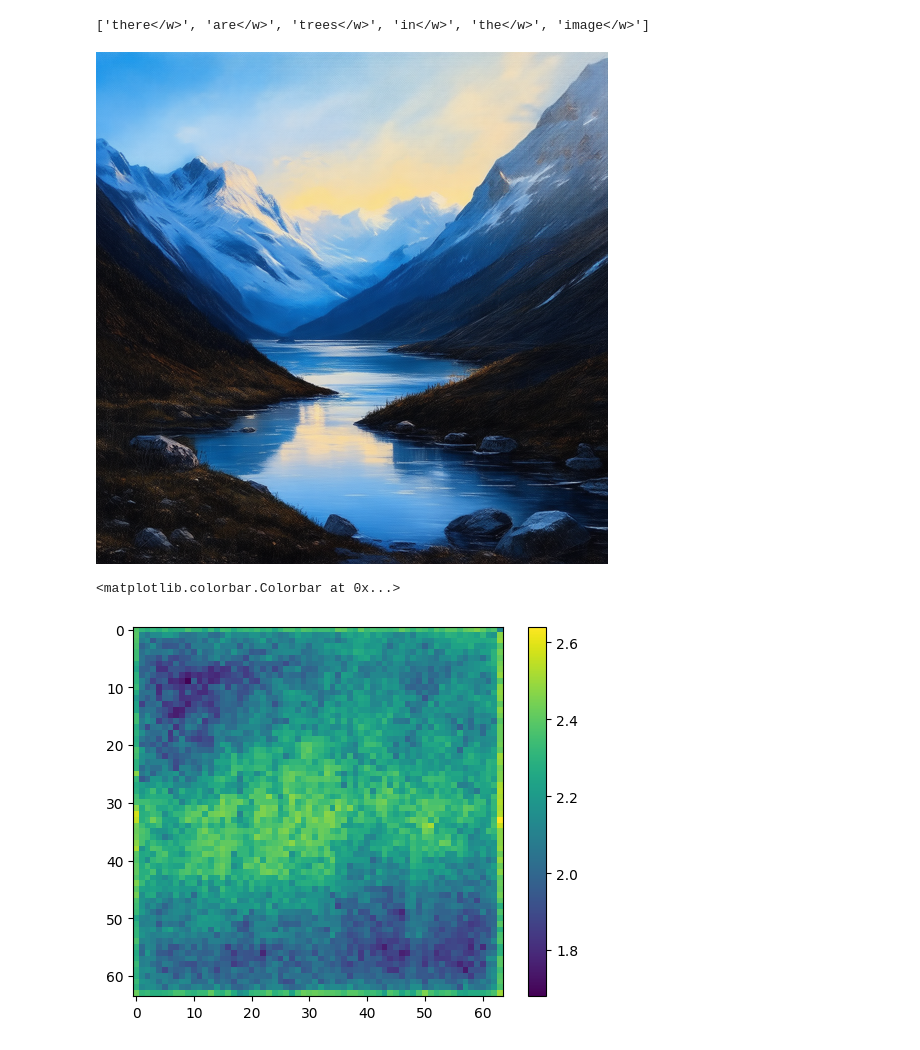
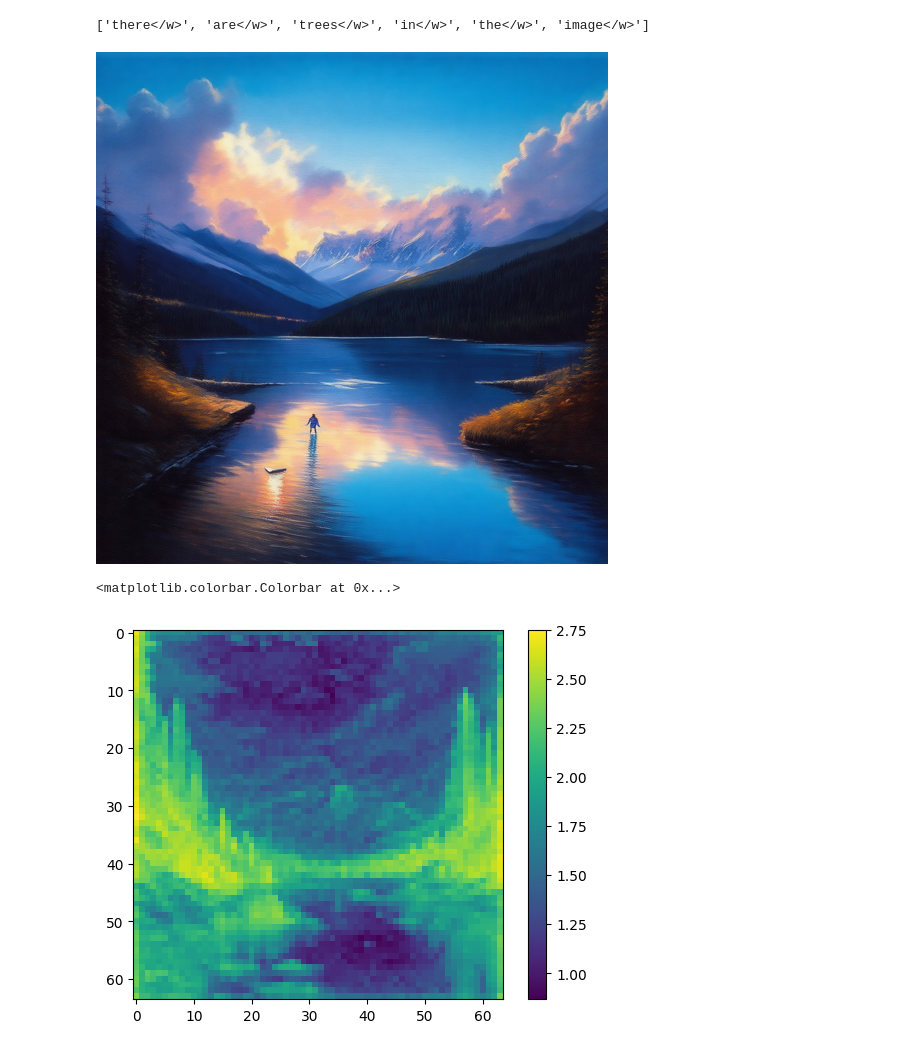
Before and after one commit to weathon/neg, a Jupyter notebook: sd.ipynb, the cells around one changed output. Cells and saved outputs as stored; diff of their text form; code cells hidden in the pictures.

```diff
--- a/sd.ipynb
+++ b/sd.ipynb
@@ -15,23 +15,23 @@ for block in pipe.transformer.transformer_blocks:
     block.attn.processor.neg_prompt_len=len(pipe.tokenizer.tokenize(negative_prompt)) + 1
 # %%
 image = pipe(
-    "a beautiful landscape, in the style of Bob Ross",
+    "a beautiful landscape in Canada, in the style of Bob Ross",
     negative_prompt=negative_prompt,
     num_inference_steps=16,
-    avoidance_factor=2.5,
+    avoidance_factor=4.5,
     guidance_scale=8,
     # generator=torch.manual_seed(46),
 ).images[0]
 image.resize((512, 512))
 # %% [output]
-[figure, old version]
+[figure, new version]
 # %%
 import pylab
-map = torch.stack(pipe.neg_maps)[0].mean((0,1,2,3)).reshape(64, 64).cpu().float().numpy()
+map = torch.stack(pipe.neg_maps)[10].mean((0,1,2,3)).reshape(64, 64).cpu().float().numpy()
 pylab.imshow(map)
 pylab.colorbar()
 # %% [output]
 <matplotlib.colorbar.Colorbar at 0x...>
-[figure, old version]
+[figure, new version]
 # %%
 map = torch.stack(pipe.neg_maps)[0].mean((0,1,2,3)).reshape(64, 64).cpu().float().numpy()
```
Also changed, not shown: 1 other file.
